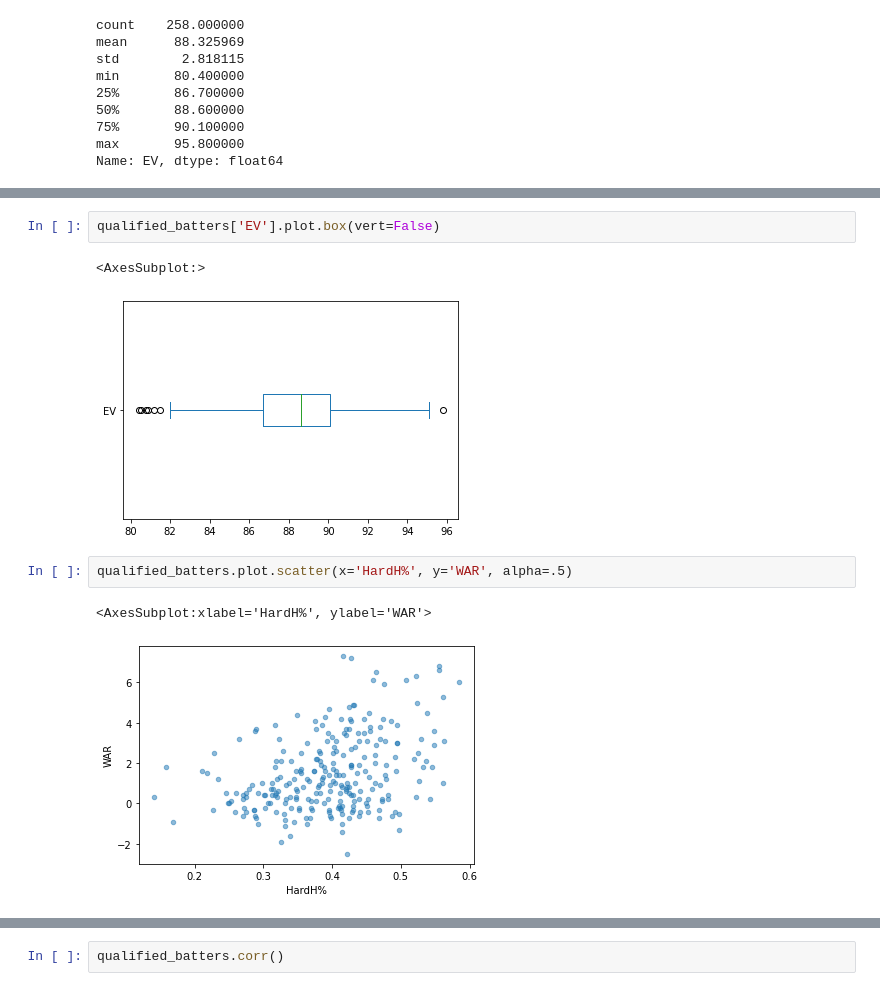
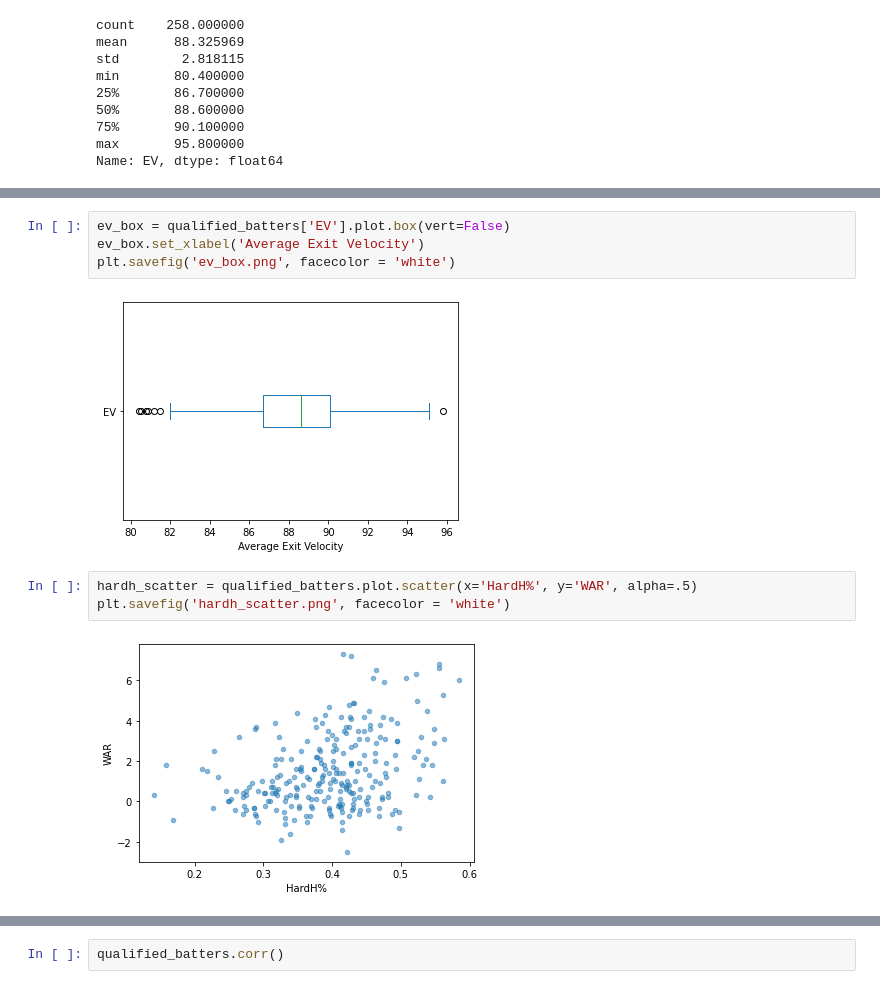
Before and after one commit to nrossidb/MLB-hard-hits-to-player-value, a Jupyter notebook: code_and_data/01_cleaning_and_eda.ipynb, the cells around one changed output, grey strips where cells are left out. Drawn from its saved outputs; the diff is of its cells as text.

```diff
--- a/code_and_data/01_cleaning_and_eda.ipynb
+++ b/code_and_data/01_cleaning_and_eda.ipynb
@@ -302,12 +304,13 @@ Text(0.5, 0, 'Average Exit Velocity')
 [figure]
-# %%
-qualified_batters['EV'].plot.box(vert=False)
-# %% [output]
-<AxesSubplot:>
-[figure, removed]
+# %%
+ev_box = qualified_batters['EV'].plot.box(vert=False)
+ev_box.set_xlabel('Average Exit Velocity')
+plt.savefig('ev_box.png', facecolor = 'white')
+# %% [output]
+[figure, added]
 # %%
-qualified_batters.plot.scatter(x='HardH%', y='WAR', alpha=.5)
+hardh_scatter = qualified_batters.plot.scatter(x='HardH%', y='WAR', alpha=.5)
+plt.savefig('hardh_scatter.png', facecolor = 'white')
 # %% [output]
-<AxesSubplot:xlabel='HardH%', ylabel='WAR'>
 [figure]
 # %%
```
Also changed, not shown: parts of 9 cells of this notebook, 16 other files.
